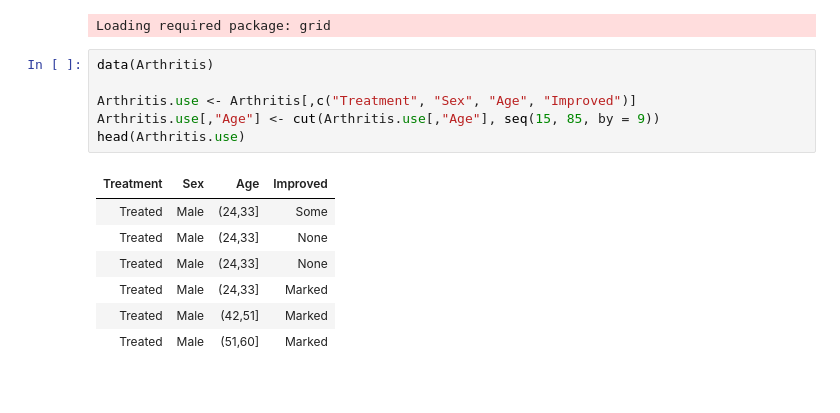
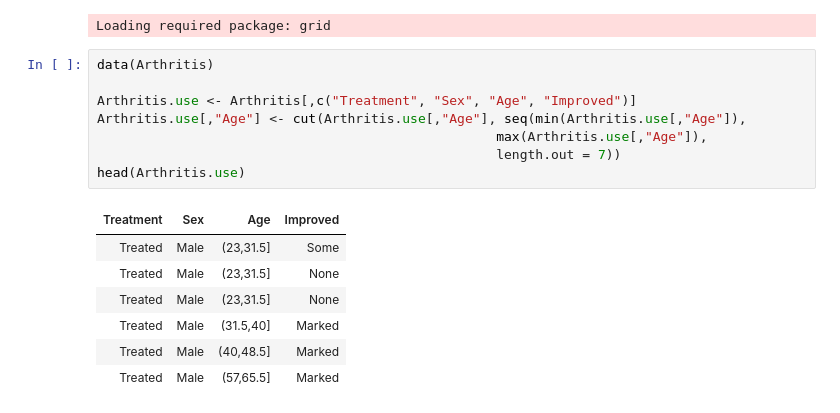
Before and after one commit to garciparedes/r-examples, a Jupyter notebook: notebooks/arthritis-ca-analysis.ipynb, the cells around one changed output. Saved outputs shown, nothing was run; the diff lists cells and outputs as text.

```diff
--- a/notebooks/arthritis-ca-analysis.ipynb
+++ b/notebooks/arthritis-ca-analysis.ipynb
@@ -8,17 +8,19 @@ Loading required package: grid
 # %%
 data(Arthritis)
 
 Arthritis.use <- Arthritis[,c("Treatment", "Sex", "Age", "Improved")]
-Arthritis.use[,"Age"] <- cut(Arthritis.use[,"Age"], seq(15, 85, by = 9))
+Arthritis.use[,"Age"] <- cut(Arthritis.use[,"Age"], seq(min(Arthritis.use[,"Age"]),
+                                                   max(Arthritis.use[,"Age"]),
+                                                   length.out = 7))
 head(Arthritis.use)
 # %% [output]
 | Treatment | Sex | Age | Improved |
-| Treated | Male | (24,33] | Some |
-| Treated | Male | (24,33] | None |
-| Treated | Male | (24,33] | None |
-| Treated | Male | (24,33] | Marked |
-| Treated | Male | (42,51] | Marked |
-| Treated | Male | (51,60] | Marked |
+| Treated | Male | (23,31.5] | Some |
+| Treated | Male | (23,31.5] | None |
+| Treated | Male | (23,31.5] | None |
+| Treated | Male | (31.5,40] | Marked |
+| Treated | Male | (40,48.5] | Marked |
+| Treated | Male | (57,65.5] | Marked |
 # %%
 (Arthritis.use.table <- with(Arthritis.use, table(Age, Improved)))
 # %% [output]
```
Also changed, not shown: parts of 2 cells of this notebook, 1 other file.
